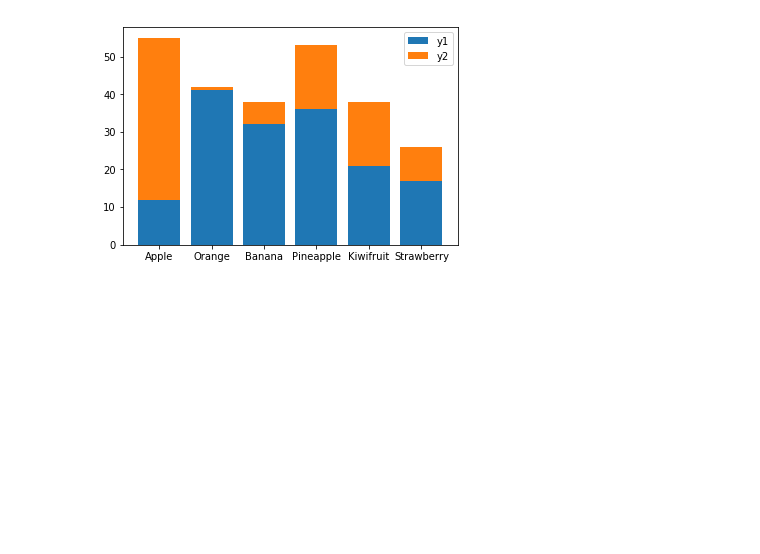
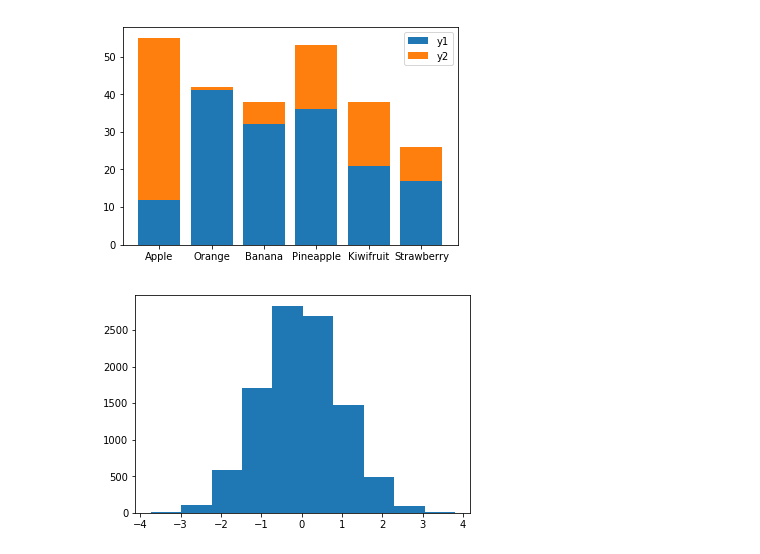
Before and after one commit to vbitjp/Python, a Jupyter notebook: plot/matplotlib01.ipynb, the cells around one changed output. Drawn from its saved outputs; the diff is of its cells as text; code cells hidden in the pictures; blank space fills up the shorter version.

Commit message:
Added some plots snippet

```diff
--- a/plot/matplotlib01.ipynb
+++ b/plot/matplotlib01.ipynb
@@ -77,3 +77,12 @@ plt.legend(("y1", "y2"))
 plt.show()
 # %% [output]
 [figure]
+# %%
+np.random.seed(0)
+data = np.random.randn(10000)
+
+# ヒストグラム作成
+plt.hist(data)
+plt.show()
+# %% [output]
+[figure, added]
```
Also changed, not shown: parts of 2 cells of this notebook.
